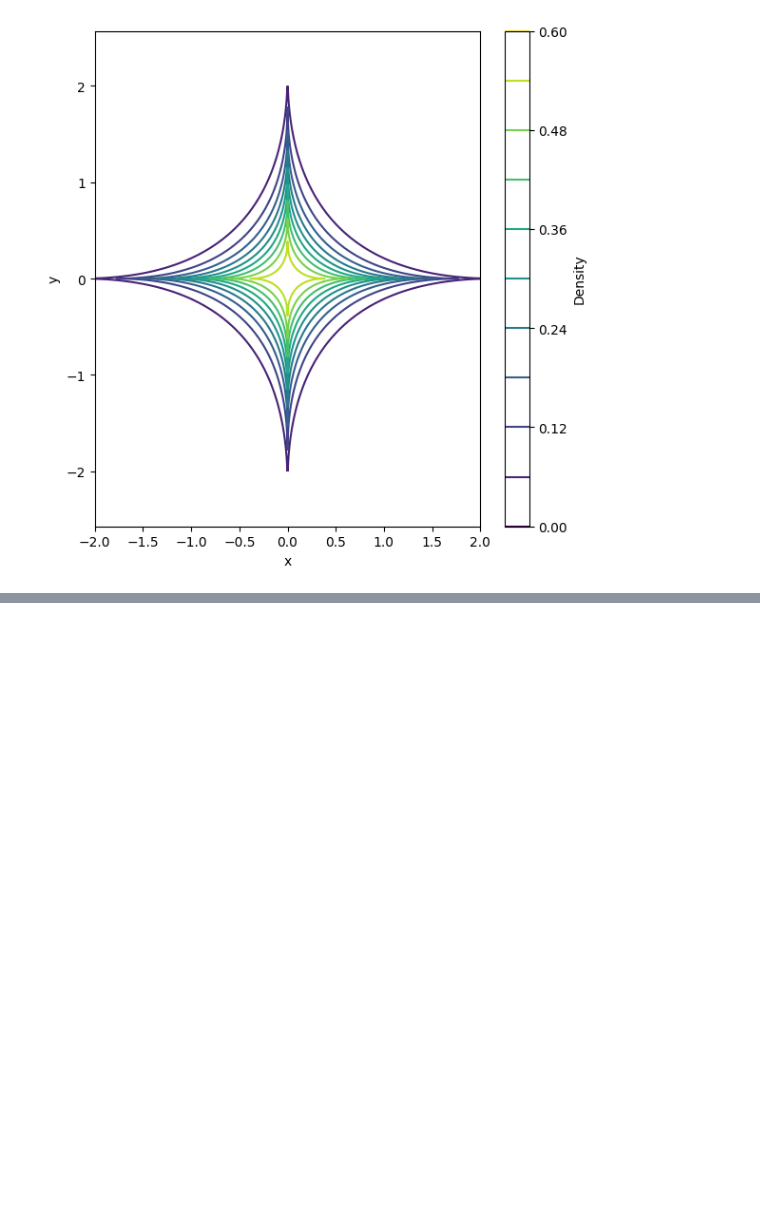
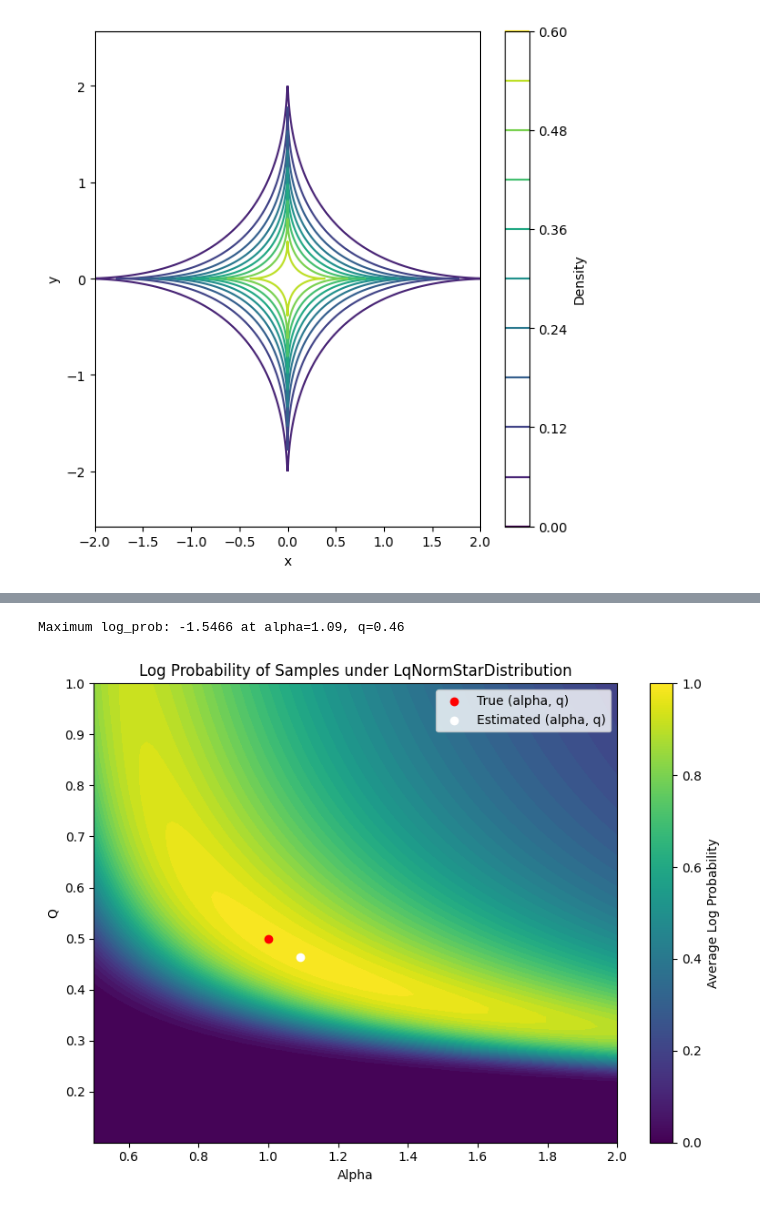
Before and after one commit to wdiepeveen/Riemannian-Archetypal-Analysis, a Jupyter notebook: _test_lq_radial.ipynb, the cells around one changed output, grey strips where cells are left out. Cells and saved outputs as stored; diff of their text form; code cells hidden in the pictures; blank space fills up the shorter version.

```diff
--- a/_test_lq_radial.ipynb
+++ b/_test_lq_radial.ipynb
@@ -54,0 +69,37 @@ plt.show()
+# %%
+# now we want to retrieve alpha and q from the samples by fitting the distribution
+alphas = torch.linspace(0.5, 2.0, 100)
+qs = torch.linspace(0.1, 1, 100)
+
+Alphas, Qs = torch.meshgrid(alphas, qs)
+LogProbs = torch.zeros_like(Alphas)
+
+alpha_max = alphas[0]
+q_max = qs[0]
+log_prob_max = -math.inf
+for i, alpha_i in enumerate(alphas):
+    for j, q_j in enumerate(qs):
+        dist_ij = LqNormStarDistribution(2, q=q_j, alpha=alpha_i)
+        log_prob_ij = dist_ij.log_prob(samples).mean().item() - 0.1 * (alpha_i - 1) ** 2
+        LogProbs[i, j] = log_prob_ij
+        if log_prob_ij > log_prob_max:
+            log_prob_max = log_prob_ij
+            alpha_max = alpha_i
+            q_max = q_j
+
+print(f"Maximum log_prob: {log_prob_max:.4f} at alpha={alpha_max:.2f}, q={q_max:.2f}")
+
+plt.figure(figsize=(8, 6))
+plt.contourf(Alphas.numpy(), Qs.numpy(), LogProbs.exp().numpy(), levels=50, cmap='viridis')
+plt.scatter([alpha], [q], color='red', label='True (alpha, q)')
+plt.scatter([alpha_max], [q_max], color='white', label='Estimated (alpha, q)')
+plt.legend()
+plt.colorbar(label='Average Log Probability')
+plt.xlabel('Alpha')
+plt.ylabel('Q')
+plt.title('Log Probability of Samples under LqNormStarDistribution')
+plt.tight_layout()
+plt.show()
+# %% [output]
+Maximum log_prob: -1.5466 at alpha=1.09, q=0.46
+[figure, added]
```
Also changed, not shown: parts of 3 cells of this notebook.
